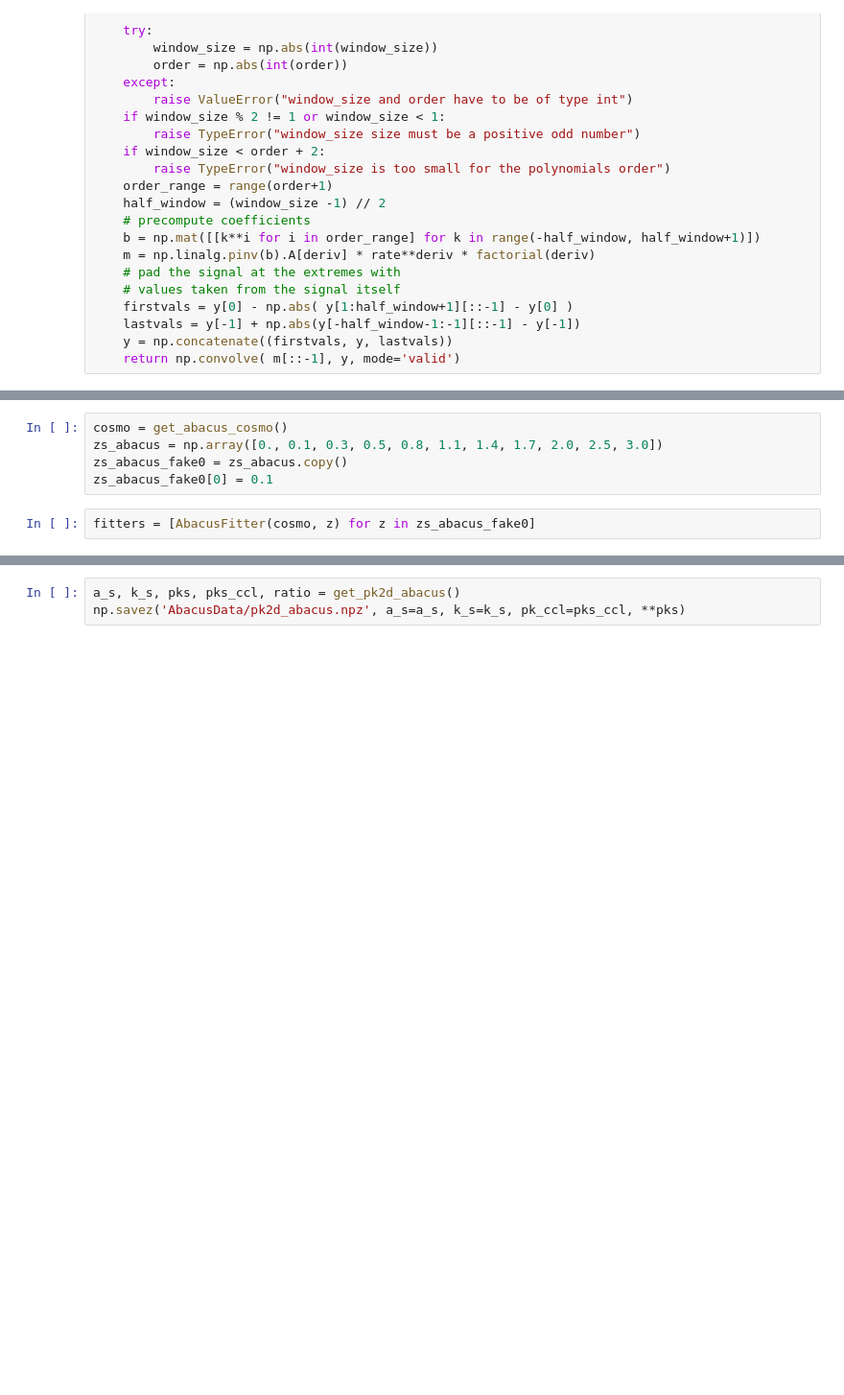
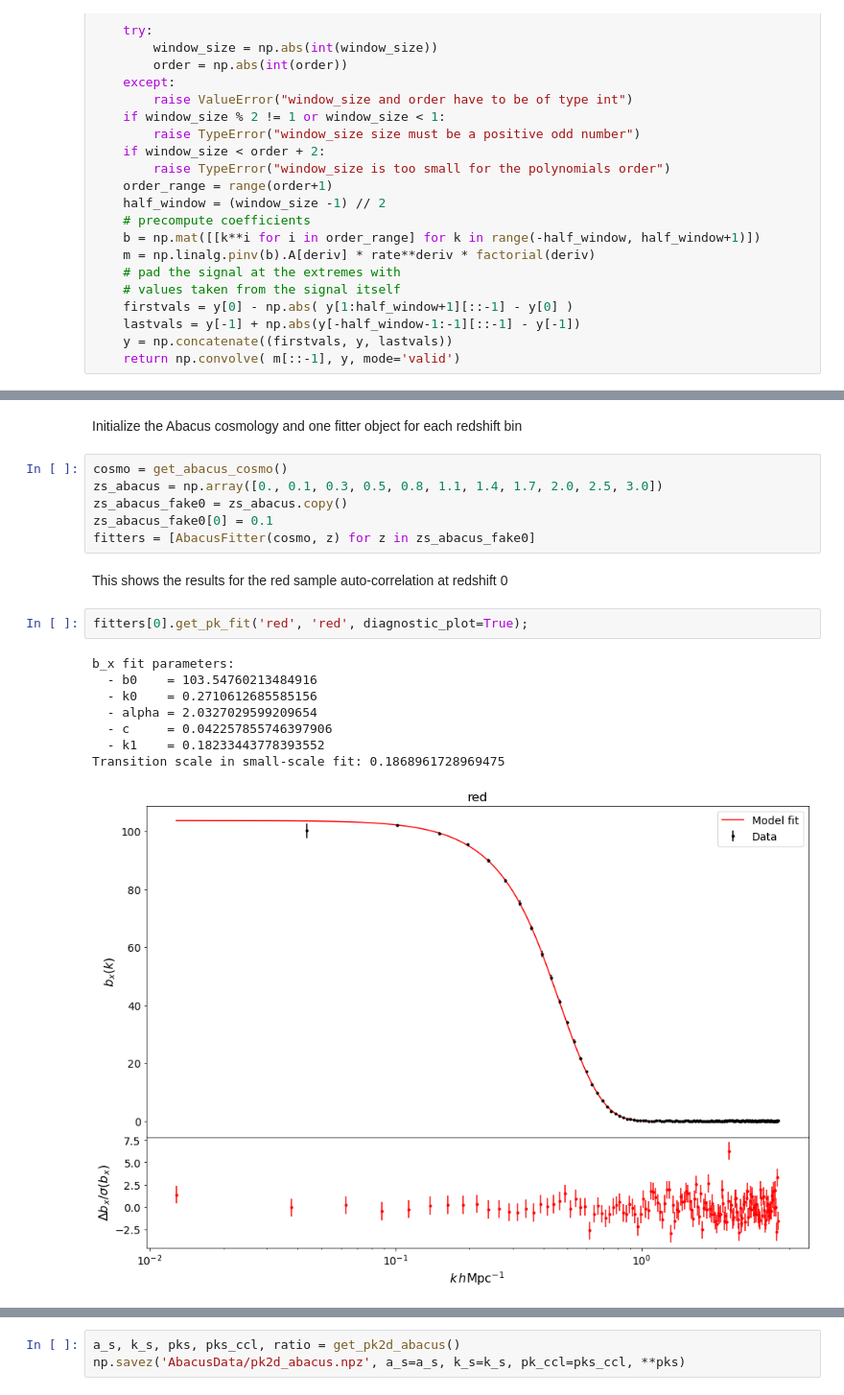
Before and after one commit to LSSTDESC/DESCBiasChallenge, a Jupyter notebook: data/AbacusData.ipynb, the cells around one changed output, grey strips where cells are left out. Shown at 96% size. Saved outputs shown, nothing was run; the diff lists cells and outputs as text; blank space fills up the shorter version.

```diff
--- a/data/AbacusData.ipynb
+++ b/data/AbacusData.ipynb
@@ -236,8 +303,22 @@ class AbacusFitter(object):
         return pkfit
+# %% [markdown]
+Initialize the Abacus cosmology and one fitter object for each redshift bin
 # %%
 cosmo = get_abacus_cosmo()
 zs_abacus = np.array([0., 0.1, 0.3, 0.5, 0.8, 1.1, 1.4, 1.7, 2.0, 2.5, 3.0])
 zs_abacus_fake0 = zs_abacus.copy()
 zs_abacus_fake0[0] = 0.1
+fitters = [AbacusFitter(cosmo, z) for z in zs_abacus_fake0]
-# %%
-fitters = [AbacusFitter(cosmo, z) for z in zs_abacus_fake0]
+# %% [markdown]
+This shows the results for the red sample auto-correlation at redshift 0
+# %%
+fitters[0].get_pk_fit('red', 'red', diagnostic_plot=True);
+# %% [output]
+b_x fit parameters:
+  - b0    = 103.54760213484916
+  - k0    = 0.2710612685585156
+  - alpha = 2.0327029599209654
+  - c     = 0.042257855746397906
+  - k1    = 0.18233443778393552
+Transition scale in small-scale fit: 0.1868961728969475
+[figure, added]
```
Also changed, not shown: parts of 11 cells of this notebook, 3 other files.
